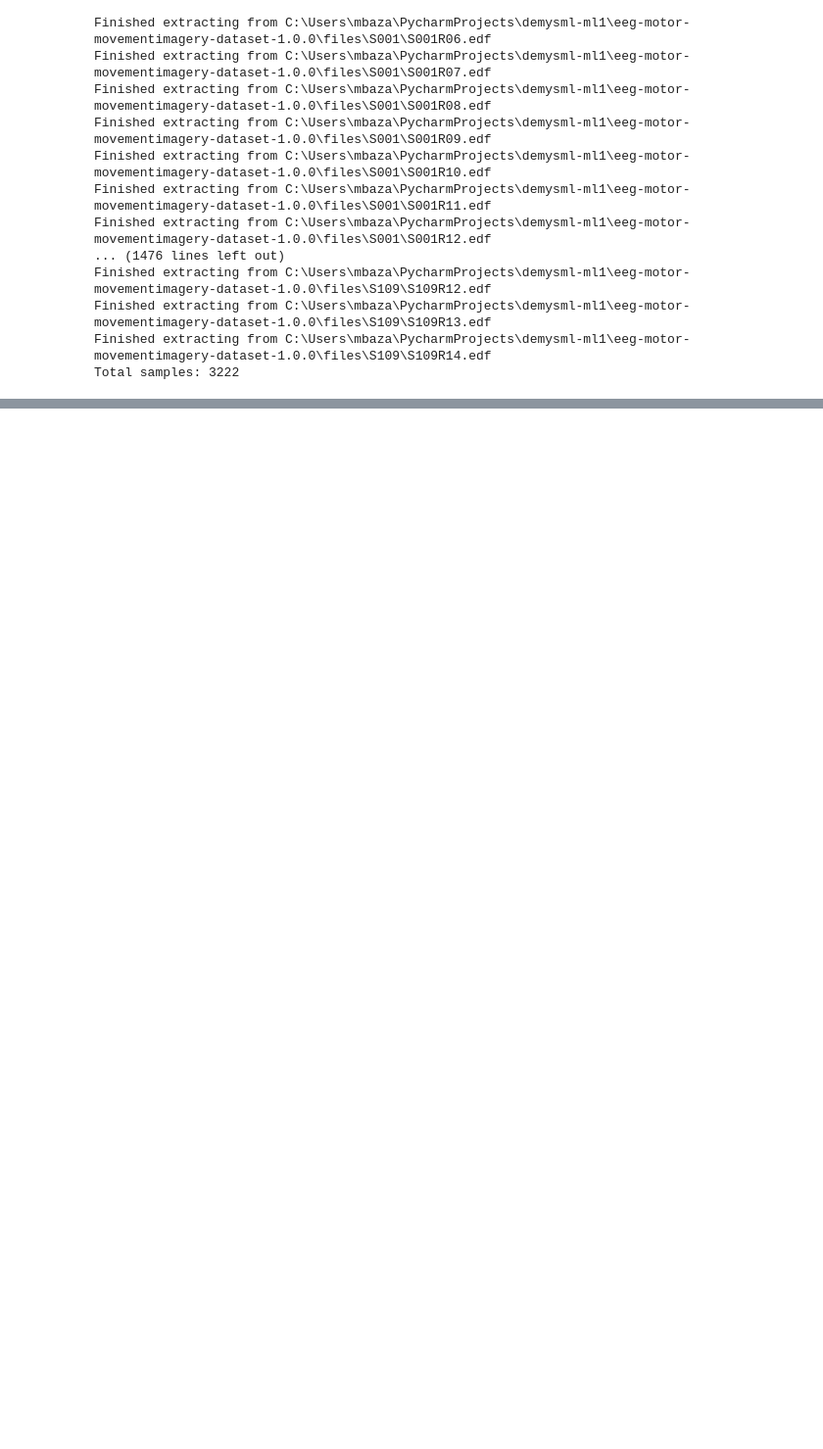
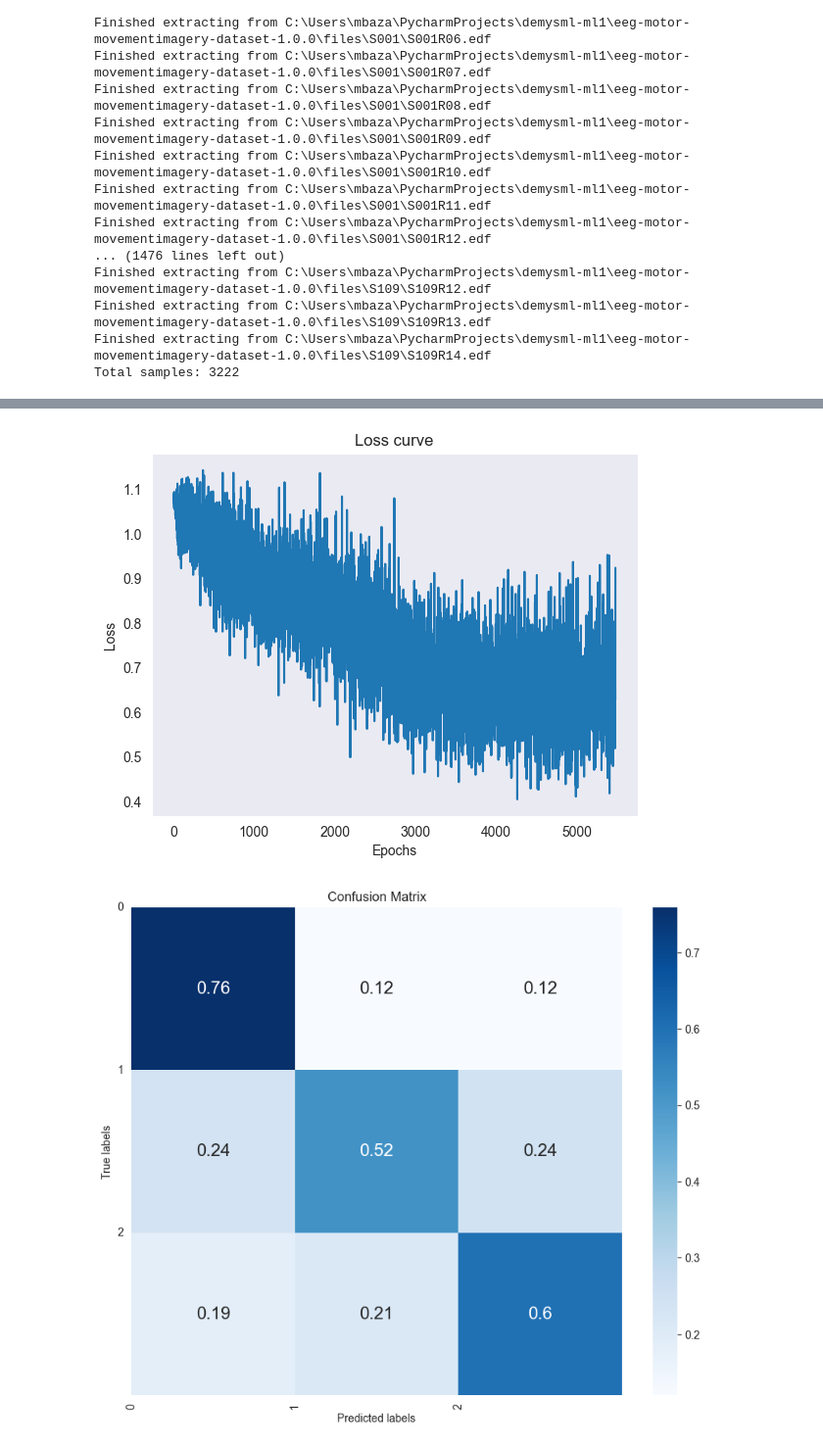
Before and after one commit to detterdfd16/demysml-ml1, a Jupyter notebook: main.ipynb, the cells around one changed output, grey strips where cells are left out. Shown at 98% size. Saved outputs shown, nothing was run; the diff lists cells and outputs as text; code cells hidden in the pictures; blank space fills up the shorter version.

```diff
--- a/main.ipynb
+++ b/main.ipynb
@@ -105,10 +105,10 @@ mne.set_log_level("ERROR")
 #         out[:, :, t] = (sample - mean) / np.sqrt(var + eps)
 #
 #     return out
-# def normalize_trial(x):
-#     mean = x.mean(axis=1, keepdims=True)
-#     std = x.std(axis=1, keepdims=True)
-#     return (x - mean) / (std + 1e-6)
+def normalize_trial(x):
+    mean = x.mean(axis=1, keepdims=True)
+    std = x.std(axis=1, keepdims=True)
+    return (x - mean) / (std + 1e-6)
 
 lrRun = {3, 4, 7, 8, 11, 12}
 bothRun = {5, 6, 9, 10, 13, 14}
@@ -246,7 +246,8 @@ class EEGMMIDBDataset(Dataset):
 
     def __getitem__(self, idx):
         x, y = self.samples[idx]
-        return torch.tensor(x, dtype=torch.float32), torch.tensor(y, dtype=torch.long)
+        x = normalize_trial(x)
+        return torch.tensor(x, dtype=torch.float32).unsqueeze(0), torch.tensor(y, dtype=torch.long)
 
 loader_train = DataLoader(
     EEGMMIDBDataset(eegmmidb_path, train_subjects),
@@ -396,11 +505,17 @@ def check_accuracy(model, loader, num_classes=3):
 # %%
-model = EEGNet(nb_classes=3, in_channels=64).to(device)
+# model = EEGNet(nb_classes=3, in_channels=64).to(device)
+model = CNNLSTM(nb_classes=3, in_channels=1).to(device)
 
-check_accuracy(model, loader_test)
+params = sum(p.numel() for p in model.parameters() if p.requires_grad)
+print(f"total num parameters: {params}")
 
-optimizer = torch.optim.Adamax(model.parameters(), lr=5e-5, weight_decay=1e-7)
+# check_accuracy(model, loader_test)
 
-train_model(model, loader_train, optimizer=optimizer, epochs=10)
+# optimizer = torch.optim.Adamax(model.parameters(), lr=5e-5, weight_decay=1e-7)
+optimizer = torch.optim.Adam(model.parameters(), lr=1e-4)
+scheduler = torch.optim.lr_scheduler.StepLR(optimizer, step_size=5, gamma=0.1)
+
+train_model(model, loader_train, optimizer=optimizer, scheduler=scheduler, epochs=10)
 
 check_accuracy(model, loader_test)
 
@@ -426,0 +539,2 @@ Class 2 Accuracy: 1.01%
+[figure, added]
+[figure, added]
```
Also changed, not shown: parts of 3 cells of this notebook.
